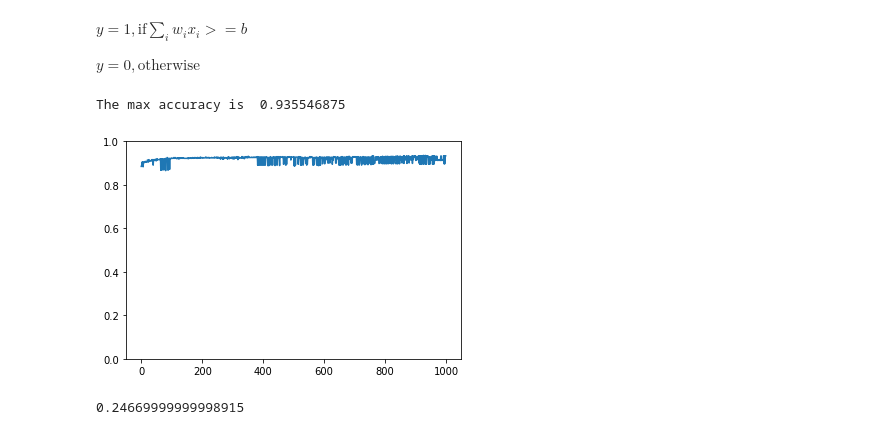
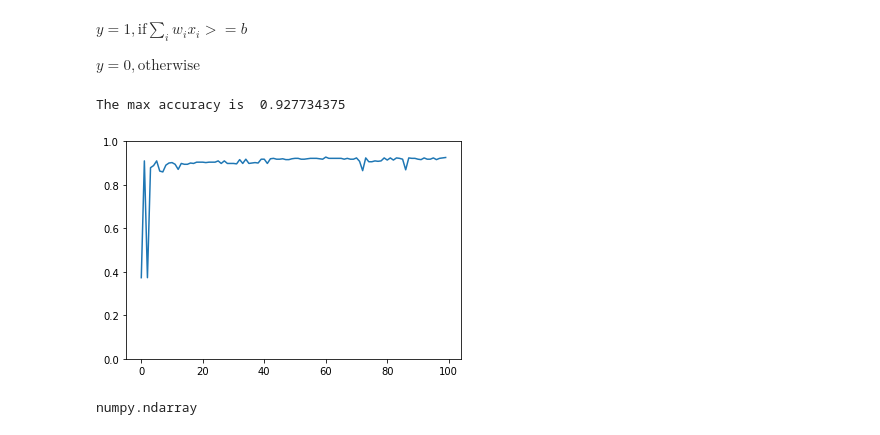
Before and after one commit to MSR806/DL, a Jupyter notebook: DL_MP_Neuron&Perceptron.ipynb, the cells around one changed output. Saved outputs shown, nothing was run; the diff lists cells and outputs as text; code cells hidden in the pictures.

```diff
--- a/DL_MP_Neuron&Perceptron.ipynb
+++ b/DL_MP_Neuron&Perceptron.ipynb
@@ -386,6 +386,7 @@ class perceptron:
     self.b = 0
     accuracy = {}
     max_accuracy = 0
+    wt_matrix = []
     for i in range(epochs):
       for x,y in zip(X,Y):
         y_pred = self.model(x)
@@ -395,6 +396,7 @@ class perceptron:
         elif y == 0 and y_pred == 1:
           self.w -= lr * x
           self.b -= lr * 1
+      wt_matrix.append(self.w)
       accuracy[i] = accuracy_score(self.predict(X), Y)
       if accuracy[i] > max_accuracy:
         max_accuracy = accuracy[i]
@@ -408,14 +410,15 @@ class perceptron:
     plt.plot(*zip(*sorted(accuracy.items())))
     plt.ylim([0,1])
     plt.show()
+    return np.array(wt_matrix)
 # %%
 perceptron = perceptron()
 # %%
-perceptron.fit(X_train, Y_train,1000,0.0001)
+wt_mat = perceptron.fit(X_train, Y_train,100)
 # %% [output]
-The max accuracy is  0.935546875
+The max accuracy is  0.927734375
-[figure, old version]
+[figure, new version]
-# %%
-print(perceptron.b)
-# %% [output]
-0.24669999999998915
+# %%
+type(wt_mat)
+# %% [output]
+numpy.ndarray
```
Also changed, not shown: parts of 9 cells of this notebook.
